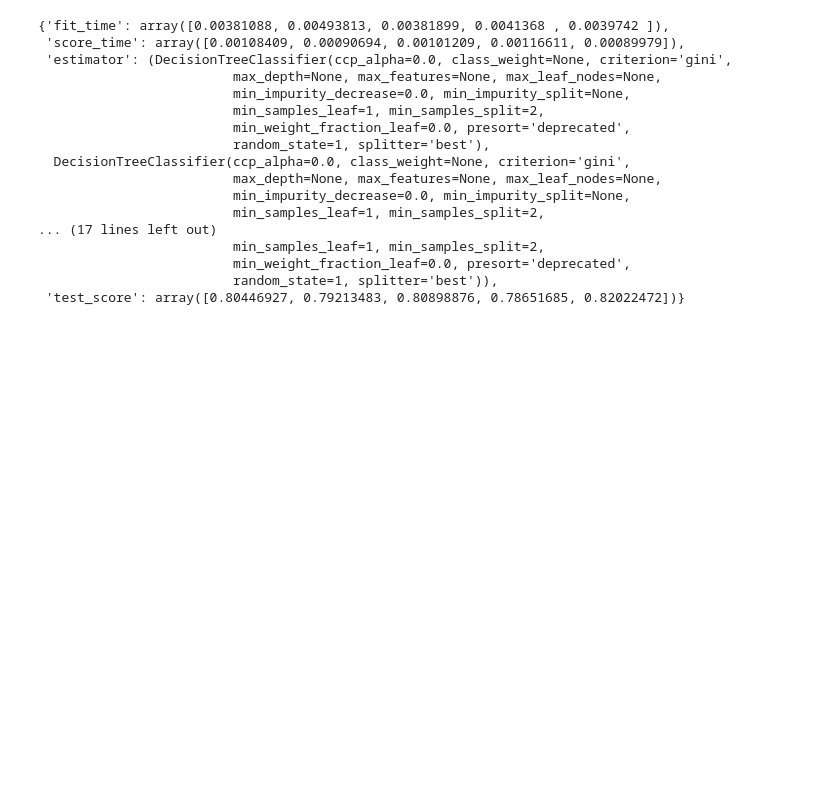
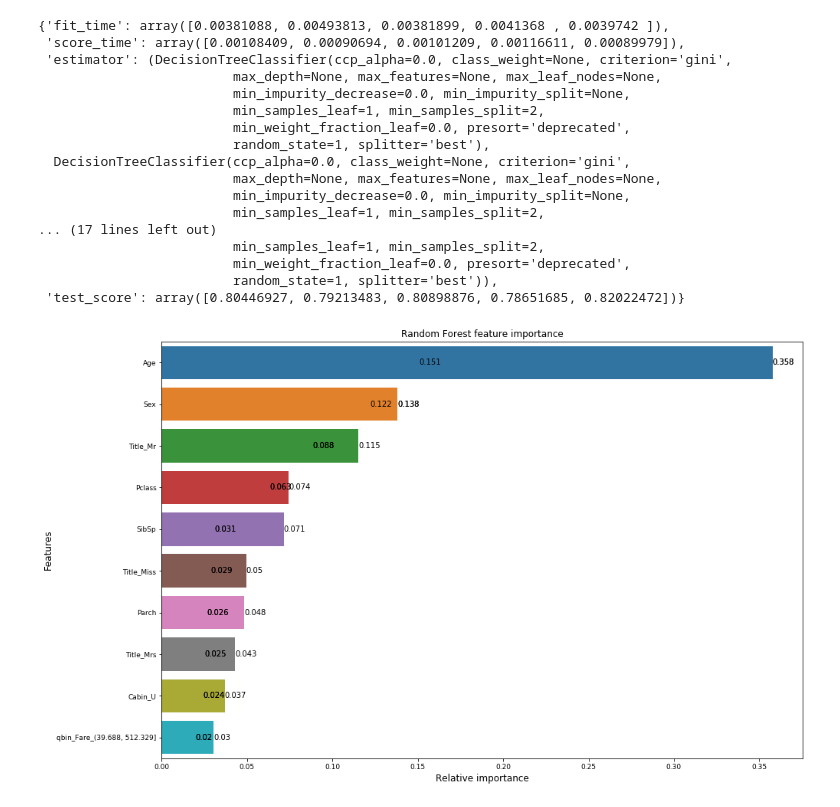
Before and after one commit to triatomo/titanic-survival-prediction, a Jupyter notebook: titanic-survival-prediction.ipynb, the cells around one changed output. Saved outputs shown, nothing was run; the diff lists cells and outputs as text; code cells hidden in the pictures; blank space fills up the shorter version.

Commit message:
Added feature imporatnce random forest

```diff
--- a/titanic-survival-prediction.ipynb
+++ b/titanic-survival-prediction.ipynb
@@ -511,23 +421,28 @@ output
                          min_weight_fraction_leaf=0.0, presort='deprecated',
                          random_state=1, splitter='best')),
  'test_score': array([0.80446927, 0.79213483, 0.80898876, 0.78651685, 0.82022472])}
+# %%
+cart.fit(X_train, Y_train)
+Y_pred_cart = cart.predict(X_train)
 # %%
 nrows = ncols = 0
-fig, axes = plt.subplots(nrows = nrows, ncols = ncols, sharex="all", figsize=(15,15))
+fig, axes = plt.subplots(nrows = nrows, ncols = ncols, sharex="all", figsize=(15,10))
 
-names_classifiers = [("CART",cart_best), ("Random Forest",rf_best)]
+names_classifiers = [("CART",cart), ("Random Forest",rf)]
 
 nclassifier = 0
 for i in names_classifiers:
         name = i[0]
         classifier = i[1]
-        indices = np.argsort(classifier.feature_importances_)[::-1][:25]
-        g = sns.barplot(y=x.columns[indices], x = classifier.feature_importances_[indices], orient='h')
+        indices = np.argsort(classifier.feature_importances_)[::-1][:10]
+        g = sns.barplot(y=X_train.columns[indices], x = classifier.feature_importances_[indices], orient='h')
         for s in g.patches:
             width = s.get_width()       # Put labels left of the end of the bar
             g.text(width, s.get_y() + s.get_height()/2, round(s.get_width(),3), color='black', va="center")
         # nested for loop doesnt work properly. RF has two label on each bar
         g.set_xlabel("Relative importance",fontsize=12)
         g.set_ylabel("Features",fontsize=12)
         g.tick_params(labelsize=9)
         g.set_title(name + " feature importance")
+# %% [output]
+[figure, added]
```
Also changed, not shown: parts of 13 cells of this notebook.
